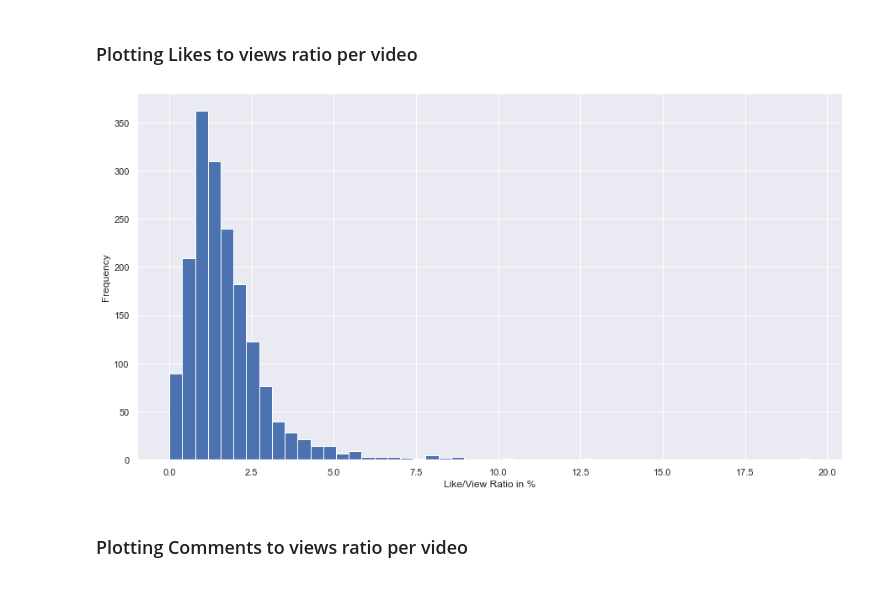
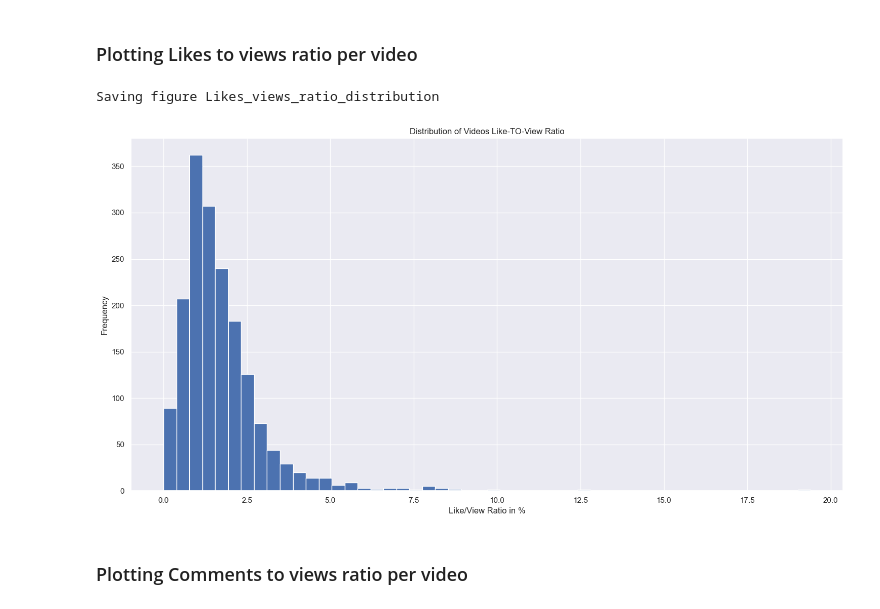
Before and after one commit to zachmort/youtube_analytics, a Jupyter notebook: youtube_channel_analysis_posted.ipynb, the cells around one changed output. Drawn from its saved outputs; the diff is of its cells as text; code cells hidden in the pictures.

```diff
--- a/youtube_channel_analysis_posted.ipynb
+++ b/youtube_channel_analysis_posted.ipynb
@@ -1,6 +1,17 @@
 # %% [markdown]
 ## Importing Packages
 # %%
+# Installing Required Packages #
+!{sys.executable} -m pip install tqdm --quiet
+!{sys.executable} -m pip install datetime --quiet
+!{sys.executable} -m pip install seaborn --quiet
+!{sys.executable} -m pip install matplotlib --quiet
+!{sys.executable} -m pip install pandas --quiet
+!{sys.executable} -m pip install numpy --quiet
+!{sys.executable} -m pip install scipy --quiet
+!{sys.executable} -m pip install google-api-python-client --quiet
+
+
 import sys
 import numpy as np
 import pandas as pd
@@ -15,17 +26,10 @@ from datetime import date,datetime
 from dateutil import parser
 from googleapiclient.discovery import build
 
-# Installing Required Packages #
-# !{sys.executable} -m pip install tqdm
-# !{sys.executable} -m pip install datetime
-# !{sys.executable} -m pip install seaborn
-# !{sys.executable} -m pip install matplotlib
-# !{sys.executable} -m pip install pandas
-# !{sys.executable} -m pip install numpy
-#!{sys.executable} -m pip install google-api-python-client
 
 
-mydevkey = 'XXXXXXXXXXXXXXXXXX'
+
+mydevkey = 'AIzaSyAWkBnjLMx_4_BsckhUsQJtqkCxhZj22Tw'
 
 #links for Yourube build documentation
 #https://googleapis.github.io/google-api-python-client/docs/dyn/youtube_v3.html
@@ -409,5 +395,20 @@ data_outliers_removed.iloc[data_outliers_removed.Views.nlargest(10).index , ]
 # %% [markdown]
 ## Visualizations
+# %%
+# Where to save the figures
+import sys
+import os
+PROJECT_ROOT_DIR = "."
+# CHAPTER_ID = ""
+IMAGES_PATH = os.path.join(PROJECT_ROOT_DIR, "images")
+os.makedirs(IMAGES_PATH, exist_ok=True)
+
+def save_fig(fig_id, tight_layout=True, fig_extension="png", resolution=300):
+    path = os.path.join(IMAGES_PATH, fig_id + "." + fig_extension)
+    print("Saving figure", fig_id)
+    if tight_layout:
+        plt.tight_layout()
+    plt.savefig(path, format=fig_extension, dpi=resolution)
 # %% [markdown]
 ### Barplot/ Freq plot of View counts
 # %%
@@ -463,12 +464,15 @@ print(data_outliers_removed.Likes.corr(data_outliers_removed.Comment_count, meth
 # %%
 likes_ratio = df.Likes/df.Views
 plt.figure(figsize=(15,8))
 plt.hist((likes_ratio*100).sort_values(ascending = False), bins = 50)
 plt.xlabel('Like/View Ratio in %')
 plt.ylabel('Frequency')
-plt.title('Distribution of Videos Like-TO-View Ratio');
+plt.title('Distribution of Videos Like-TO-View Ratio')
+
+save_fig('Likes_views_ratio_distribution')
 # %% [output]
+Saving figure Likes_views_ratio_distribution
-[figure, old version]
+[figure, new version]
 # %% [markdown]
 ### Plotting Comments to views ratio per video
 # %%
```
Also changed, not shown: parts of 11 cells of this notebook, 1 other file.
